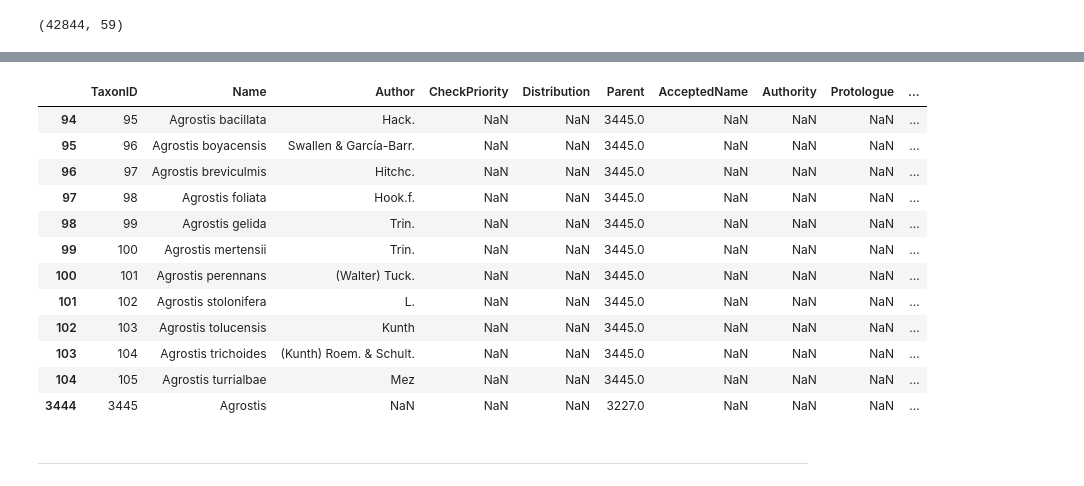
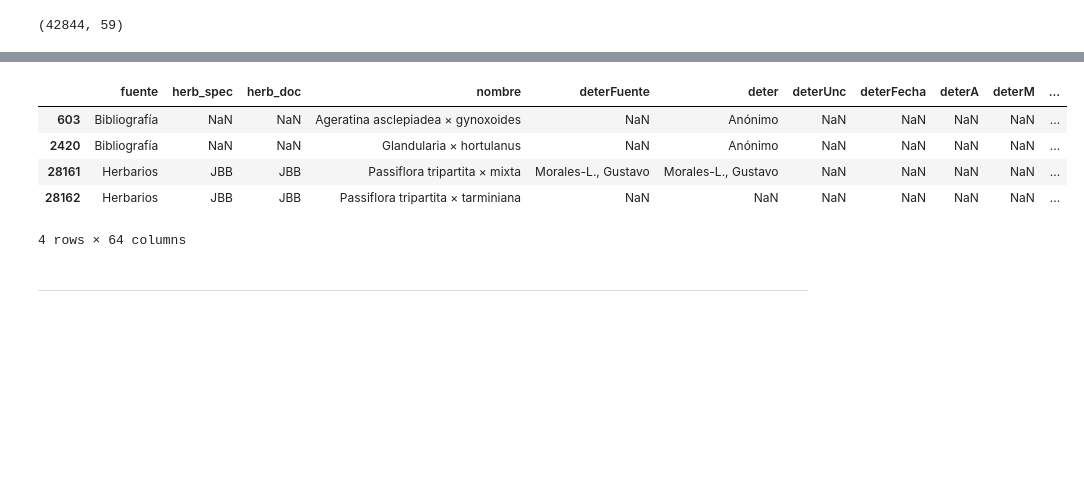
Before and after one commit to nrsalinas/db-conservacion-in-situ, a Jupyter notebook: migracion-dev.ipynb, the cells around one changed output, grey strips where cells are left out. Drawn from its saved outputs; the diff is of its cells as text; code cells hidden in the pictures; blank space fills up the shorter version.

Commit message:
Taxonomic vereification bug fixed

```diff
--- a/migracion-dev.ipynb
+++ b/migracion-dev.ipynb
@@ -997,10 +1011,17 @@ taxa_map = pd.read_csv('taxa_map.csv')
 ori.shape
 # %% [output]
 (42844, 59)
+# %%
+ori['Name_submitted'] = ori.nombre.apply(closest)
 # %%
-ori.merge(
+ori = ori.merge(
 	taxa_map[['Name_matched', 'Name_submitted']],
 	how='left',
-	left_on='nombre',
+	left_on='Name_submitted',
 	right_on='Name_submitted'
-	).shape
+	).merge(
+		taxa_in[['TaxonID', 'Name']],
+		how='left',
+		left_on='Name_matched',
+		right_on='Name'
+	)
@@ -1099,16 +1028,2 @@ taxa_map[taxa_map.Name_submitted.str.startswith('Agrop')]
-# %%
-taxa_in[taxa_in.Name.str.startswith('Agr')]
-# %% [output]
-|  | TaxonID | Name | Author | CheckPriority | Distribution | Parent | AcceptedName | Authority | Protologue | ... |
-| 94 | 95 | Agrostis bacillata | Hack. | NaN | NaN | 3445.0 | NaN | NaN | NaN | ... |
-| 95 | 96 | Agrostis boyacensis | Swallen & García-Barr. | NaN | NaN | 3445.0 | NaN | NaN | NaN | ... |
-| 96 | 97 | Agrostis breviculmis | Hitchc. | NaN | NaN | 3445.0 | NaN | NaN | NaN | ... |
-| 97 | 98 | Agrostis foliata | Hook.f. | NaN | NaN | 3445.0 | NaN | NaN | NaN | ... |
-| 98 | 99 | Agrostis gelida | Trin. | NaN | NaN | 3445.0 | NaN | NaN | NaN | ... |
-| 99 | 100 | Agrostis mertensii | Trin. | NaN | NaN | 3445.0 | NaN | NaN | NaN | ... |
-| 100 | 101 | Agrostis perennans | (Walter) Tuck. | NaN | NaN | 3445.0 | NaN | NaN | NaN | ... |
-| 101 | 102 | Agrostis stolonifera | L. | NaN | NaN | 3445.0 | NaN | NaN | NaN | ... |
-| 102 | 103 | Agrostis tolucensis | Kunth | NaN | NaN | 3445.0 | NaN | NaN | NaN | ... |
-| 103 | 104 | Agrostis trichoides | (Kunth) Roem. & Schult. | NaN | NaN | 3445.0 | NaN | NaN | NaN | ... |
-| 104 | 105 | Agrostis turrialbae | Mez | NaN | NaN | 3445.0 | NaN | NaN | NaN | ... |
-| 3444 | 3445 | Agrostis | NaN | NaN | NaN | 3227.0 | NaN | NaN | NaN | ... |
+# %%
+ori['HybridSecondaryParental'] = np.nan
@@ -1115,3 +1039,13 @@ taxa_in[taxa_in.Name.str.startswith('Agr')]
+# %%
+ori.loc[ori.Name_submitted.str.contains('×', na=False) &
+		~ori.Name_matched.str.contains('×', na=False)]
+# %% [output]
+|  | fuente | herb_spec | herb_doc | nombre | deterFuente | deter | deterUnc | deterFecha | deterA | deterM | ... |
+| 603 | Bibliografía | NaN | NaN | Ageratina asclepiadea × gynoxoides | NaN | Anónimo | NaN | NaN | NaN | NaN | ... |
+| 2420 | Bibliografía | NaN | NaN | Glandularia × hortulanus | NaN | Anónimo | NaN | NaN | NaN | NaN | ... |
+| 28161 | Herbarios | JBB | JBB | Passiflora tripartita × mixta | Morales-L., Gustavo | Morales-L., Gustavo | NaN | NaN | NaN | NaN | ... |
+| 28162 | Herbarios | JBB | JBB | Passiflora tripartita × tarminiana | NaN | NaN | NaN | NaN | NaN | NaN | ... |
+4 rows × 64 columns
 # %%
 # Multispecies hybrids
 
```
Also changed, not shown: parts of 23 cells of this notebook, 3 other files.
